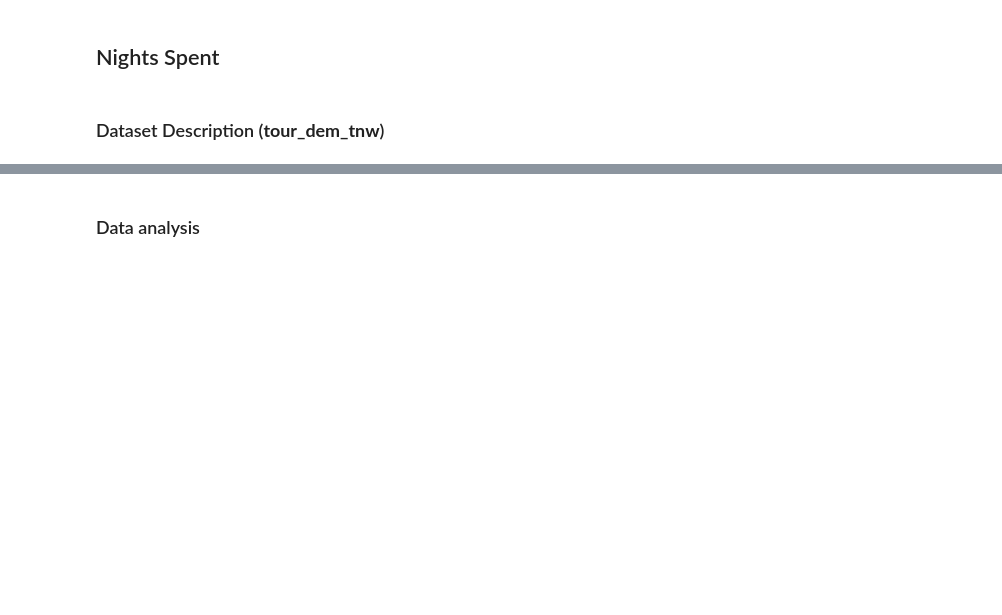
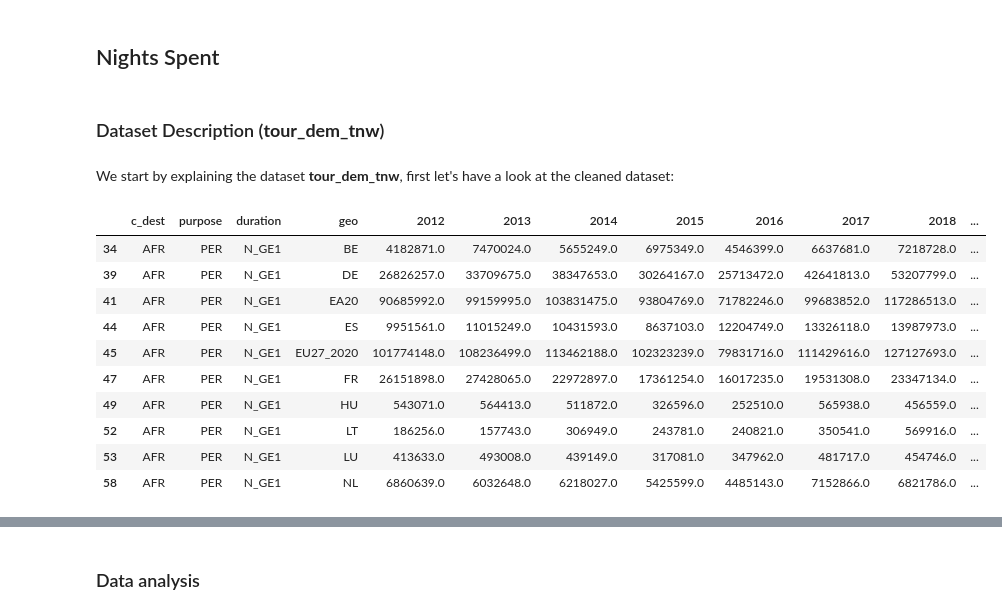
Before and after one commit to com-480-data-visualization/EUFLOW, a Jupyter notebook: analysis.ipynb, the cells around one changed output, grey strips where cells are left out. Saved outputs shown, nothing was run; the diff lists cells and outputs as text; code cells hidden in the pictures; blank space fills up the shorter version.

```diff
--- a/analysis.ipynb
+++ b/analysis.ipynb
@@ -698,3 +746,19 @@ duration_id_max_transport
 ## Nights Spent
 # %% [markdown]
 ### Dataset Description (**tour_dem_tnw**)
+# %% [markdown]
+We start by explaining the dataset **tour_dem_tnw**, first let's have a look at the cleaned dataset:
+# %%
+tnw_cleaned.head(10)
+# %% [output]
+|  | c_dest | purpose | duration | geo | 2012 | 2013 | 2014 | 2015 | 2016 | 2017 | 2018 | ... |
+| 34 | AFR | PER | N_GE1 | BE | 4182871.0 | 7470024.0 | 5655249.0 | 6975349.0 | 4546399.0 | 6637681.0 | 7218728.0 | ... |
+| 39 | AFR | PER | N_GE1 | DE | 26826257.0 | 33709675.0 | 38347653.0 | 30264167.0 | 25713472.0 | 42641813.0 | 53207799.0 | ... |
+| 41 | AFR | PER | N_GE1 | EA20 | 90685992.0 | 99159995.0 | 103831475.0 | 93804769.0 | 71782246.0 | 99683852.0 | 117286513.0 | ... |
+| 44 | AFR | PER | N_GE1 | ES | 9951561.0 | 11015249.0 | 10431593.0 | 8637103.0 | 12204749.0 | 13326118.0 | 13987973.0 | ... |
+| 45 | AFR | PER | N_GE1 | EU27_2020 | 101774148.0 | 108236499.0 | 113462188.0 | 102323239.0 | 79831716.0 | 111429616.0 | 127127693.0 | ... |
+| 47 | AFR | PER | N_GE1 | FR | 26151898.0 | 27428065.0 | 22972897.0 | 17361254.0 | 16017235.0 | 19531308.0 | 23347134.0 | ... |
+| 49 | AFR | PER | N_GE1 | HU | 543071.0 | 564413.0 | 511872.0 | 326596.0 | 252510.0 | 565938.0 | 456559.0 | ... |
+| 52 | AFR | PER | N_GE1 | LT | 186256.0 | 157743.0 | 306949.0 | 243781.0 | 240821.0 | 350541.0 | 569916.0 | ... |
+| 53 | AFR | PER | N_GE1 | LU | 413633.0 | 493008.0 | 439149.0 | 317081.0 | 347962.0 | 481717.0 | 454746.0 | ... |
+| 58 | AFR | PER | N_GE1 | NL | 6860639.0 | 6032648.0 | 6218027.0 | 5425599.0 | 4485143.0 | 7152866.0 | 6821786.0 | ... |
```
Also changed, not shown: parts of 16 cells of this notebook.
